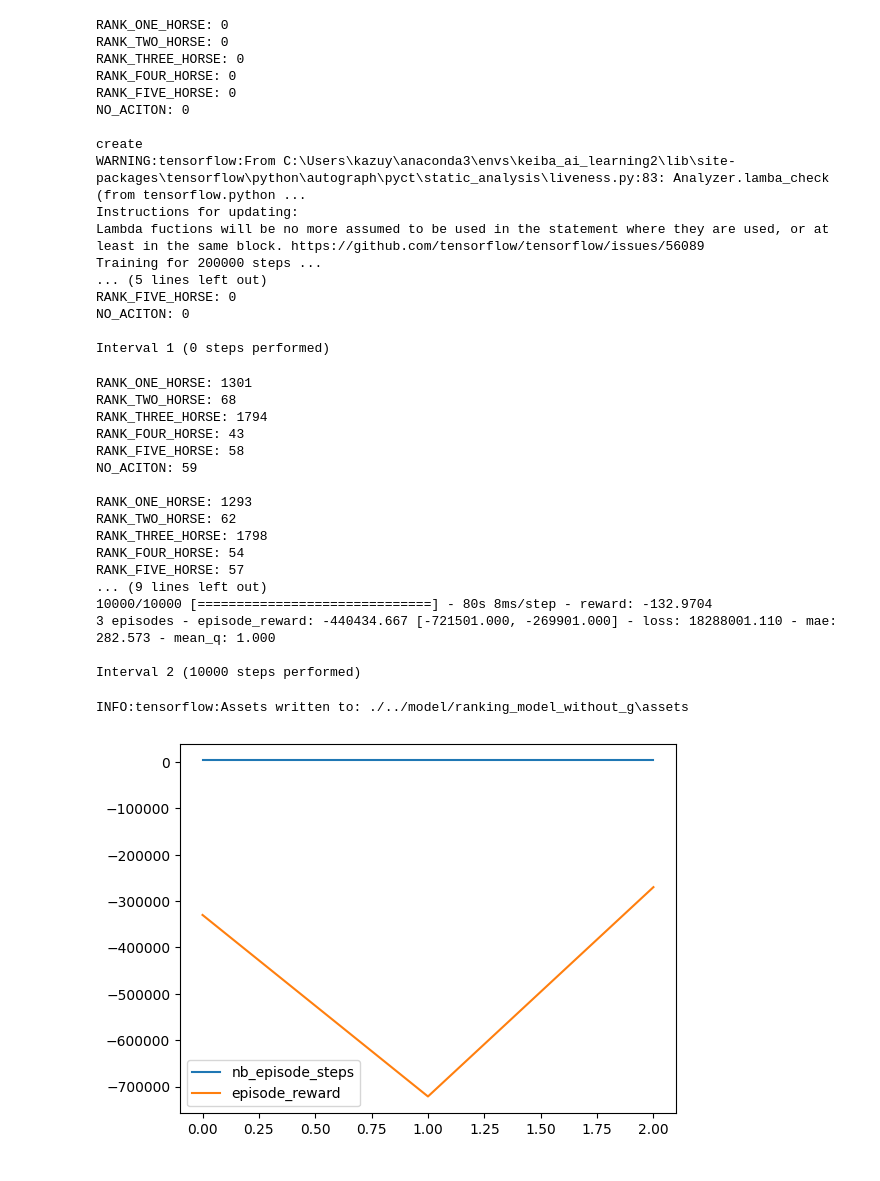
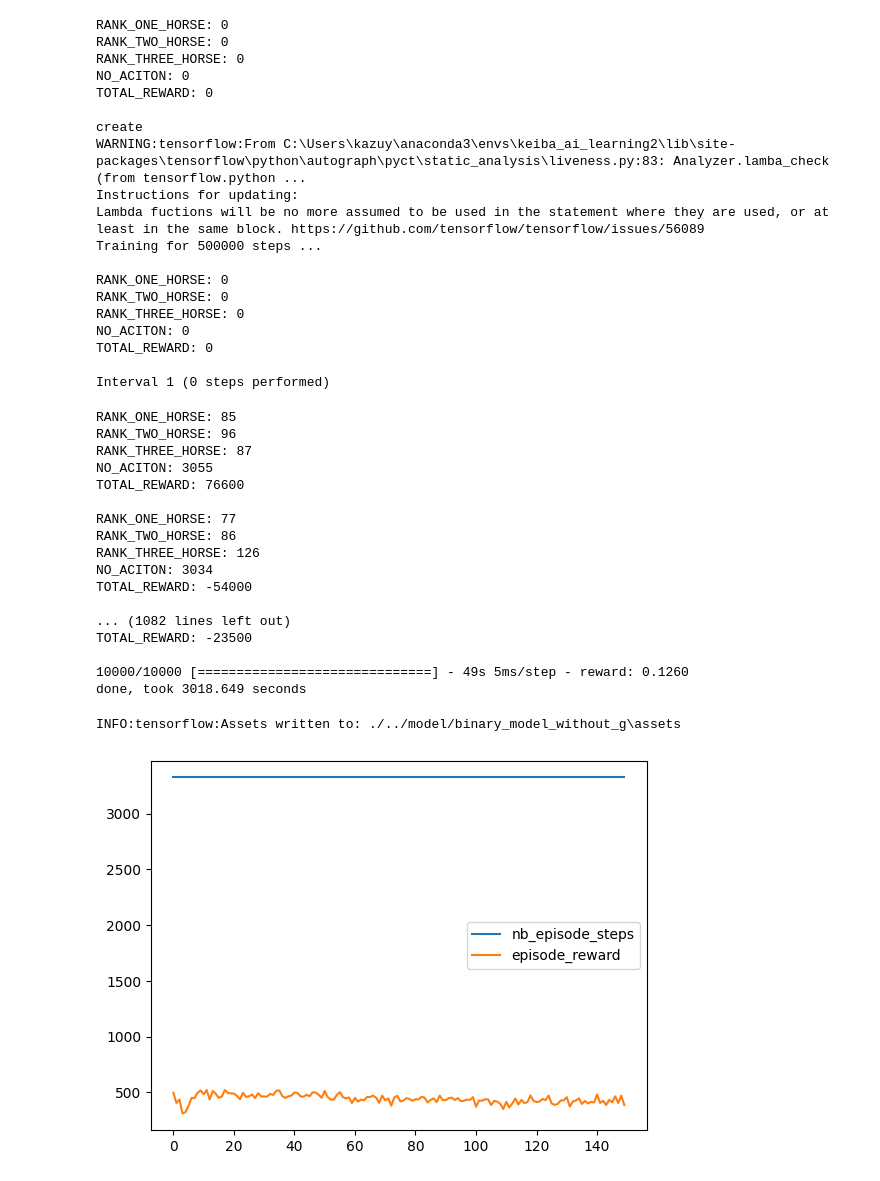
Before and after one commit to visualpaper/work-keiba-learning, a Jupyter notebook: src/train.ipynb, the cells around one changed output. Drawn from its saved outputs; the diff is of its cells as text; code cells hidden in the pictures.

```diff
--- a/src/train.ipynb
+++ b/src/train.ipynb
@@ -6,6 +6,7 @@ from rl.agents.dqn import DQNAgent
 from rl.policy import EpsGreedyQPolicy
 from rl.memory import SequentialMemory
 import matplotlib.pyplot as plt
+from keras.metrics import AUC
 
 import numpy as np
 
@@ -13,7 +14,7 @@ from env.env import KeibaEnv
 
 # ゲーム環境を作成します
 env = KeibaEnv(
-    "./../data/train/2003_ranking_without_g.csv",
+    "./../data/train/2003_binary_without_g.csv",
     "./../data/train/2003_result.csv"
 )
 
@@ -24,21 +25,20 @@ observation = env.reset()
 nb_actions = env.action_space.n
 
 try:
-    model = keras.models.load_model('./../model/ranking_model_without_g')
+    model = keras.models.load_model('./../model/binary_model_without_g')
 except:
     print("create")
     # Kerasを使ってモデルを作成します。
     model = keras.models.Sequential([
         keras.layers.Flatten(input_shape=(1,) + env.observation_space.shape),
-        keras.layers.Dense(64, activation="relu"),
         keras.layers.Dense(128, activation="relu"),
-        keras.layers.Dense(256, activation="relu"),
-        keras.layers.Dense(512, activation="relu"),
-        keras.layers.Dense(nb_actions, activation="softmax"),
+        keras.layers.Dense(128, activation="relu"),
+        keras.layers.Dense(128, activation="relu"),
+        keras.layers.Dense(nb_actions, activation="linear"),
     ])
 
 # 経験値を蓄積するためのメモリです。学習を安定させるために使用します。
-memory = SequentialMemory(limit=50000000, window_length=1)
+memory = SequentialMemory(limit=50000, window_length=1)
 
 # 行動ポリシーはBoltzmannQPolicyを使用しています。
 # EpsGreedyQPolicyと比較して、こちらの方が収束が早かったので採用しています。
@@ -53,57 +53,59 @@ dqn = DQNAgent(
     policy=policy)
 
 # DQNAgentのコンパイル。最適化はAdam,評価関数はMAEを使用します。
-dqn.compile(Adam(learning_rate=1e-3), metrics=['mae'])
+dqn.compile(Adam(learning_rate=1e-06), metrics=[AUC(name='auc')])
 
-# 学習を開始します。100000ステップ実行します。
-history = dqn.fit(env, nb_steps=200000, visualize=False, verbose=1)
+# 学習開始
+history = dqn.fit(env, nb_steps=500000, visualize=False, verbose=1)
 # %% [output]
 RANK_ONE_HORSE: 0
 RANK_TWO_HORSE: 0
 RANK_THREE_HORSE: 0
-RANK_FOUR_HORSE: 0
-RANK_FIVE_HORSE: 0
 NO_ACITON: 0
+TOTAL_REWARD: 0
 
 create
 WARNING:tensorflow:From C:\Users\kazuy\anaconda3\envs\keiba_ai_learning2\lib\site-packages\tensorflow\python\autograph\pyct\static_analysis\liveness.py:83: Analyzer.lamba_check (from tensorflow.python ...
 Instructions for updating:
 Lambda fuctions will be no more assumed to be used in the statement where they are used, or at least in the same block. https://github.com/tensorflow/tensorflow/issues/56089
-Training for 200000 steps ...
-... (5 lines left out)
-RANK_FIVE_HORSE: 0
+Training for 500000 steps ...
+
+RANK_ONE_HORSE: 0
+RANK_TWO_HORSE: 0
+RANK_THREE_HORSE: 0
 NO_ACITON: 0
+TOTAL_REWARD: 0
 
 Interval 1 (0 steps performed)
-RANK_ONE_HORSE: 1301
-RANK_TWO_HORSE: 68
-RANK_THREE_HORSE: 1794
-RANK_FOUR_HORSE: 43
-RANK_FIVE_HORSE: 58
-NO_ACITON: 59
+RANK_ONE_HORSE: 85
+RANK_TWO_HORSE: 96
+RANK_THREE_HORSE: 87
+NO_ACITON: 3055
+TOTAL_REWARD: 76600
 
-RANK_ONE_HORSE: 1293
-RANK_TWO_HORSE: 62
-RANK_THREE_HORSE: 1798
-RANK_FOUR_HORSE: 54
-RANK_FIVE_HORSE: 57
-... (9 lines left out)
-10000/10000 [==============================] - 80s 8ms/step - reward: -132.9704
-3 episodes - episode_reward: -440434.667 [-721501.000, -269901.000] - loss: 18288001.110 - mae: 282.573 - mean_q: 1.000
+RANK_ONE_HORSE: 77
+RANK_TWO_HORSE: 86
+RANK_THREE_HORSE: 126
+NO_ACITON: 3034
+TOTAL_REWARD: -54000
 
-Interval 2 (10000 steps performed)
+... (1082 lines left out)
+TOTAL_REWARD: -23500
+
+10000/10000 [==============================] - 49s 5ms/step - reward: 0.1260
+done, took 3018.649 seconds
 # %%
 # 学習した重みをファイルに保存します。
 #dqn.save_weights('moving_test.hdf5', overwrite=True)
 
 # 学習したモデルを保存
-model.save("./../model/ranking_model_without_g")
+model.save("./../model/binary_model_without_g")
 
 # ゲームごとのステップ数と報酬をグラフ化します。
 plt.plot(history.history['nb_episode_steps'], label='nb_episode_steps')
 plt.plot(history.history['episode_reward'], label='episode_reward')
 plt.legend()
 plt.show()
 # %% [output]
-INFO:tensorflow:Assets written to: ./../model/ranking_model_without_g\assets
+INFO:tensorflow:Assets written to: ./../model/binary_model_without_g\assets
-[figure, old version]
+[figure, new version]
```
Also changed, not shown: 4 other files.
